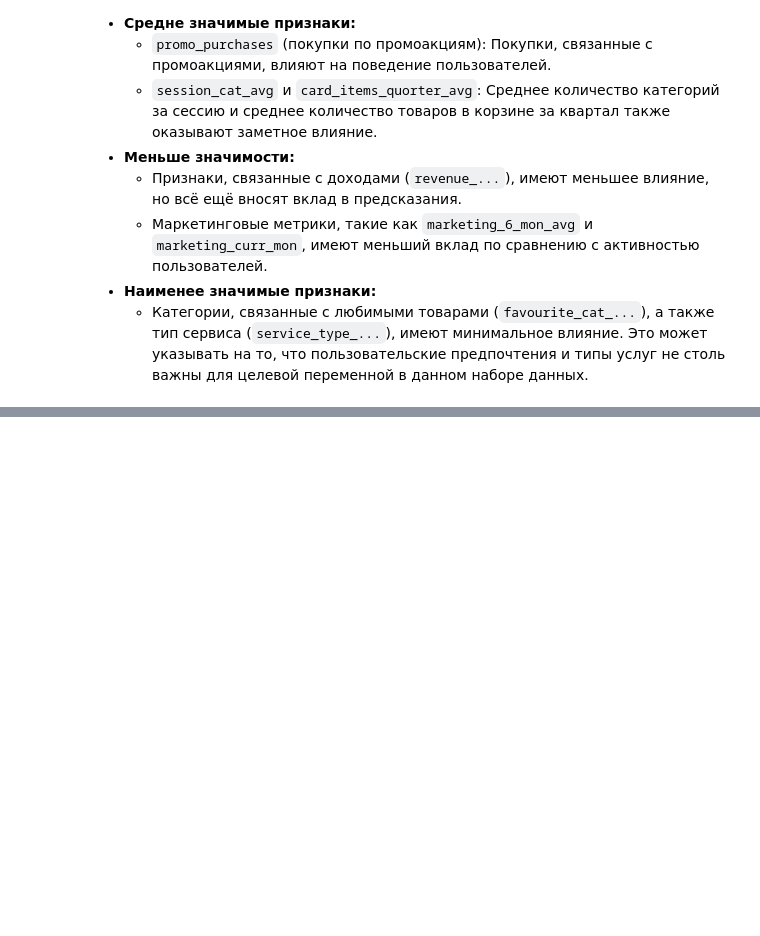
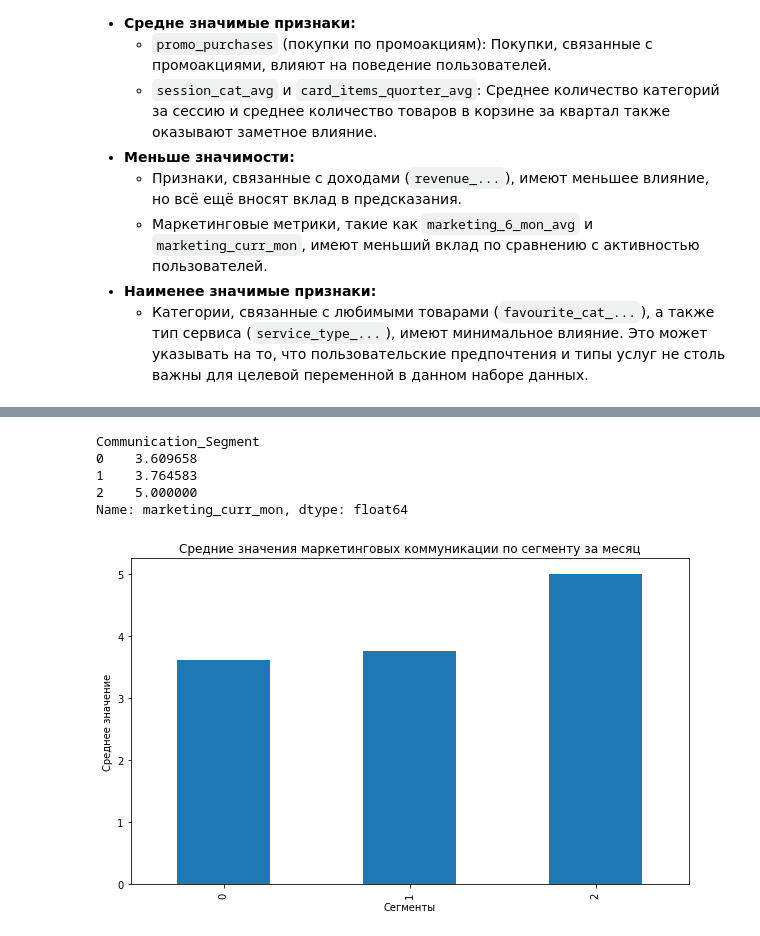
Before and after one commit to arina-fedorova/DataAnalysis, a Jupyter notebook: RU/Анализ поведения покупателей и разработка стратегии повышения активности клиентов/Activity_improvement_strategy.ipynb, the cells around one changed output, grey strips where cells are left out. Saved outputs shown, nothing was run; the diff lists cells and outputs as text; code cells hidden in the pictures; blank space fills up the shorter version.

```diff
--- a/RU/Анализ поведения покупателей и разработка стратегии повышения активности клиентов/Activity_improvement_strategy.ipynb
+++ b/RU/Анализ поведения покупателей и разработка стратегии повышения активности клиентов/Activity_improvement_strategy.ipynb
@@ -1401,0 +1578,17 @@ plt.show()
+# %%
+marketing_curr_mon_analysis = final_merged_df.groupby('Communication_Segment')['marketing_curr_mon'].mean()
+print(marketing_curr_mon_analysis)
+
+# Визуализация среднего значения для ключевых признаков
+marketing_curr_mon_analysis.T.plot(kind='bar', figsize=(10, 6))
+plt.title('Средние значения маркетинговых коммуникации по сегменту за месяц')
+plt.xlabel('Сегменты')
+plt.ylabel('Среднее значение')
+plt.show()
+# %% [output]
+Communication_Segment
+0    3.609658
+1    3.764583
+2    5.000000
+Name: marketing_curr_mon, dtype: float64
+[figure, added]
```
Also changed, not shown: parts of 30 cells of this notebook.
